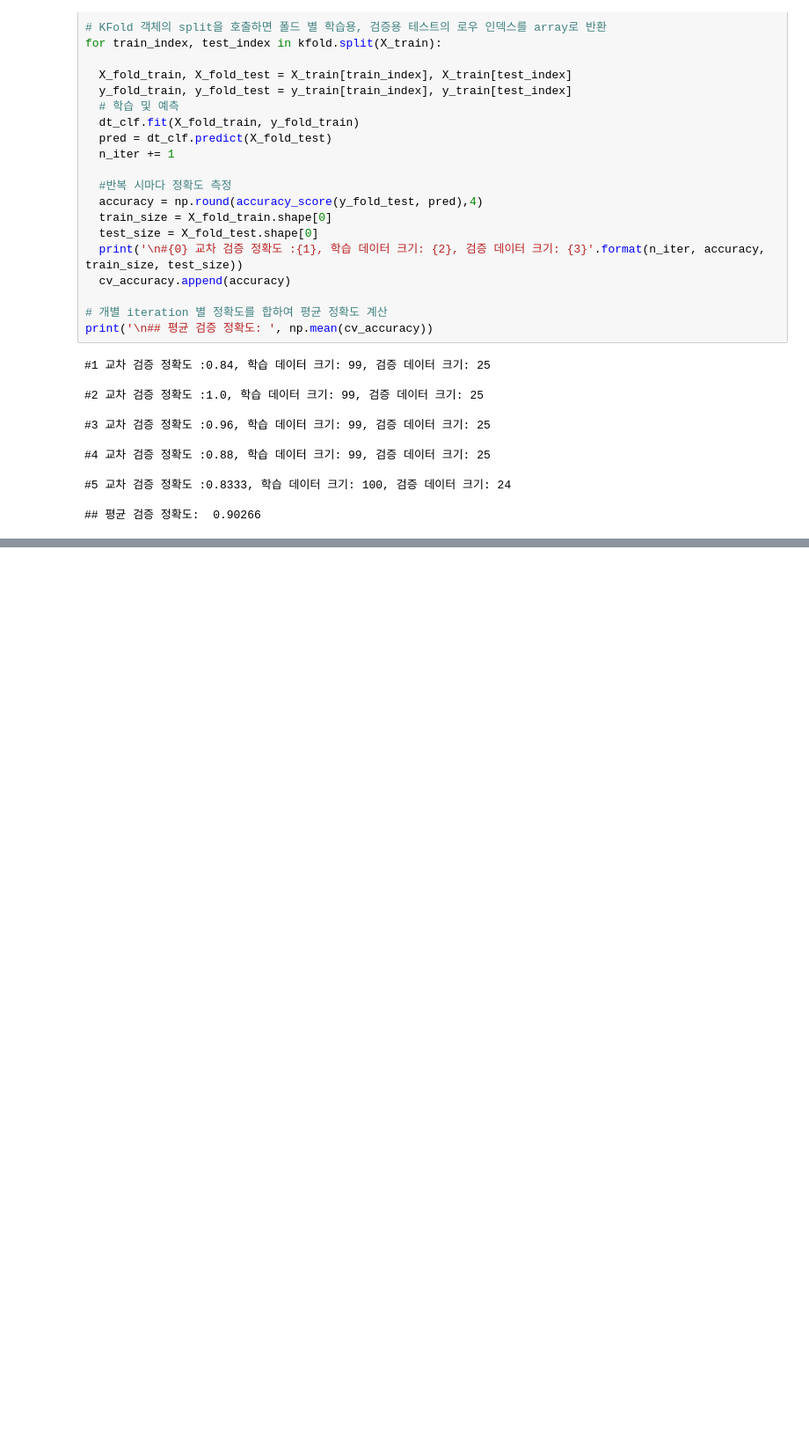
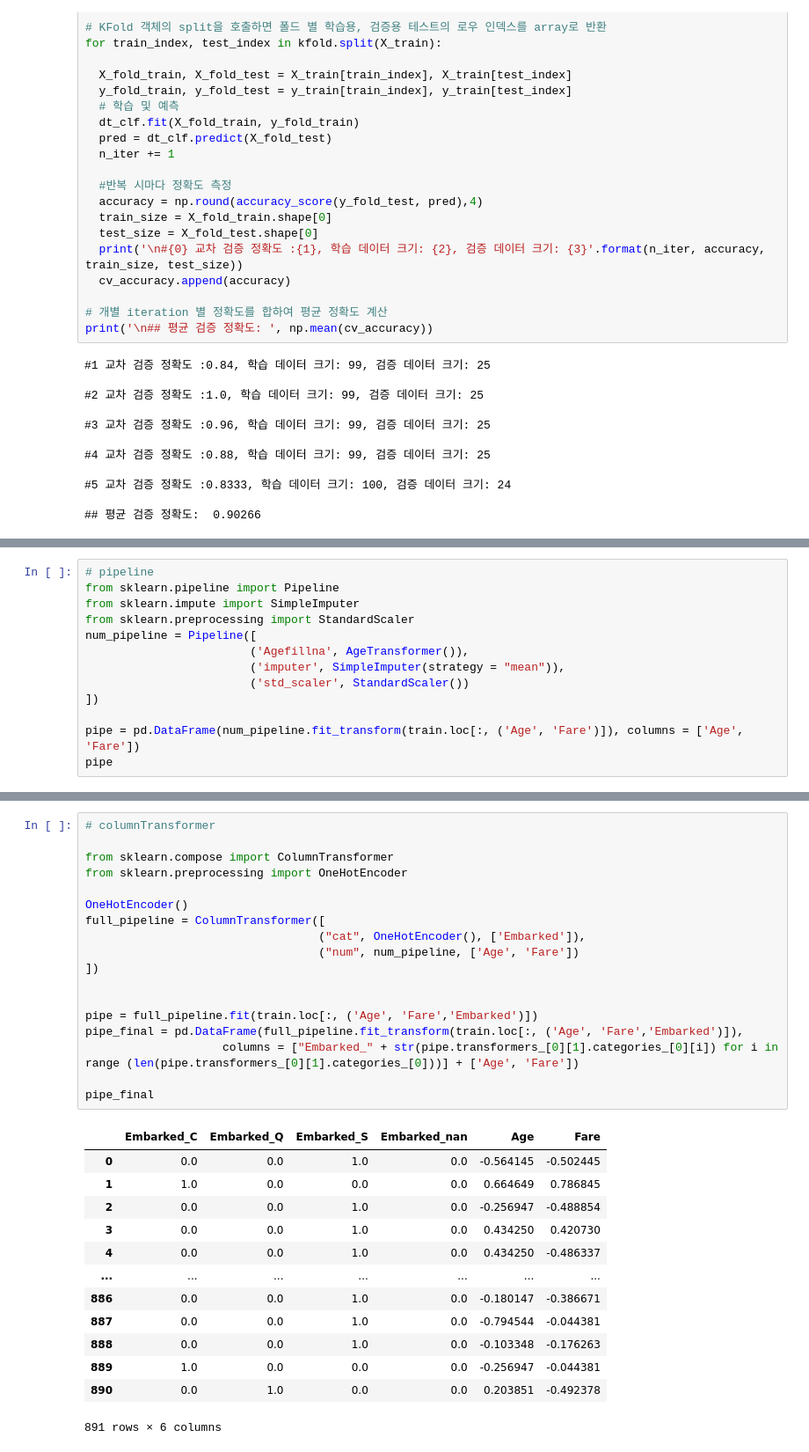
Before and after one commit to jerry-ryu/ML_beginning, a Jupyter notebook: 2.scikit-learn.ipynb, the cells around one changed output, grey strips where cells are left out. Shown at 88% size. Cells and saved outputs as stored; diff of their text form; blank space fills up the shorter version.

```diff
--- a/2.scikit-learn.ipynb
+++ b/2.scikit-learn.ipynb
@@ -736,0 +1004,13 @@ print('\n## 평균 검증 정확도: ', np.mean(cv_accuracy))
+# %%
+# pipeline
+from sklearn.pipeline import Pipeline
+from sklearn.impute import SimpleImputer
+from sklearn.preprocessing import StandardScaler
+num_pipeline = Pipeline([
+                        ('Agefillna', AgeTransformer()),
+                        ('imputer', SimpleImputer(strategy = "mean")),
+                        ('std_scaler', StandardScaler())
+])
+
+pipe = pd.DataFrame(num_pipeline.fit_transform(train.loc[:, ('Age', 'Fare')]), columns = ['Age', 'Fare'])
+pipe
@@ -736,0 +1031,32 @@ print('\n## 평균 검증 정확도: ', np.mean(cv_accuracy))
+# %%
+# columnTransformer
+
+from sklearn.compose import ColumnTransformer
+from sklearn.preprocessing import OneHotEncoder
+
+OneHotEncoder()
+full_pipeline = ColumnTransformer([
+                                  ("cat", OneHotEncoder(), ['Embarked']),
+                                  ("num", num_pipeline, ['Age', 'Fare'])
+])
+
+
+pipe = full_pipeline.fit(train.loc[:, ('Age', 'Fare','Embarked')])
+pipe_final = pd.DataFrame(full_pipeline.fit_transform(train.loc[:, ('Age', 'Fare','Embarked')]),
+                    columns = ["Embarked_" + str(pipe.transformers_[0][1].categories_[0][i]) for i in range (len(pipe.transformers_[0][1].categories_[0]))] + ['Age', 'Fare'])
+
+pipe_final
+# %% [output]
+|  | Embarked_C | Embarked_Q | Embarked_S | Embarked_nan | Age | Fare |
+| 0 | 0.0 | 0.0 | 1.0 | 0.0 | -0.564145 | -0.502445 |
+| 1 | 1.0 | 0.0 | 0.0 | 0.0 | 0.664649 | 0.786845 |
+| 2 | 0.0 | 0.0 | 1.0 | 0.0 | -0.256947 | -0.488854 |
+| 3 | 0.0 | 0.0 | 1.0 | 0.0 | 0.434250 | 0.420730 |
+| 4 | 0.0 | 0.0 | 1.0 | 0.0 | 0.434250 | -0.486337 |
+| ... | ... | ... | ... | ... | ... | ... |
+| 886 | 0.0 | 0.0 | 1.0 | 0.0 | -0.180147 | -0.386671 |
+| 887 | 0.0 | 0.0 | 1.0 | 0.0 | -0.794544 | -0.044381 |
+| 888 | 0.0 | 0.0 | 1.0 | 0.0 | -0.103348 | -0.176263 |
+| 889 | 1.0 | 0.0 | 0.0 | 0.0 | -0.256947 | -0.044381 |
+| 890 | 0.0 | 1.0 | 0.0 | 0.0 | 0.203851 | -0.492378 |
+891 rows × 6 columns
```
Also changed, not shown: parts of 15 cells of this notebook.
